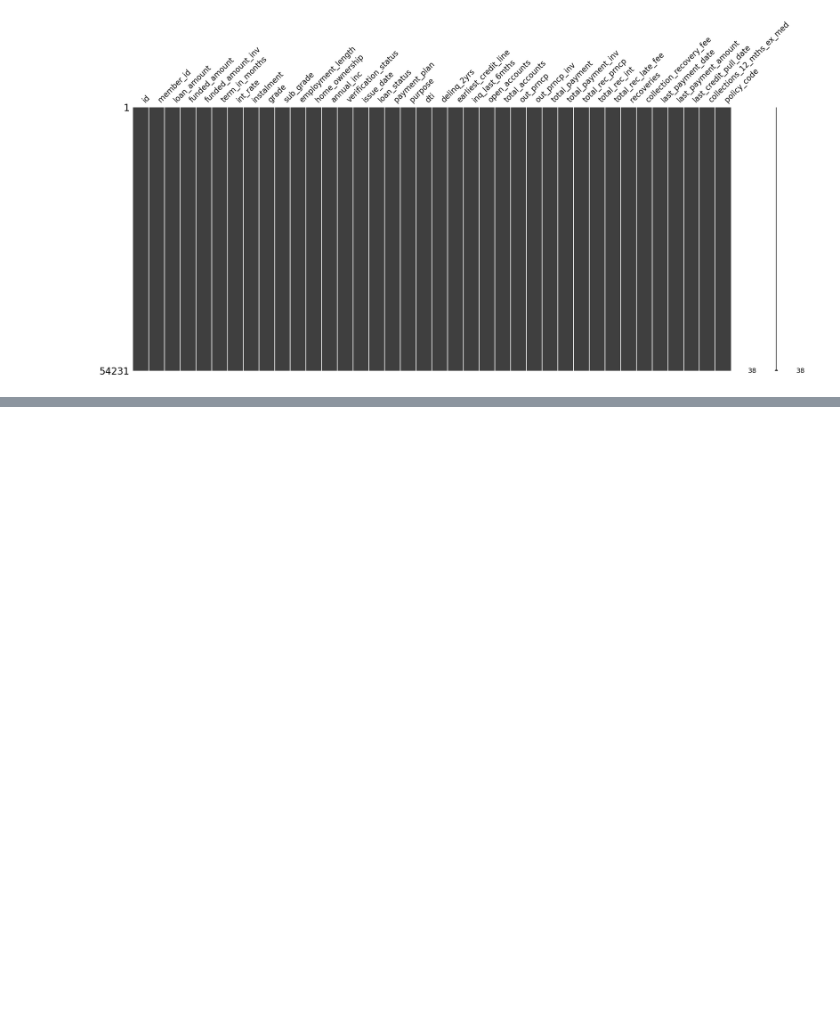
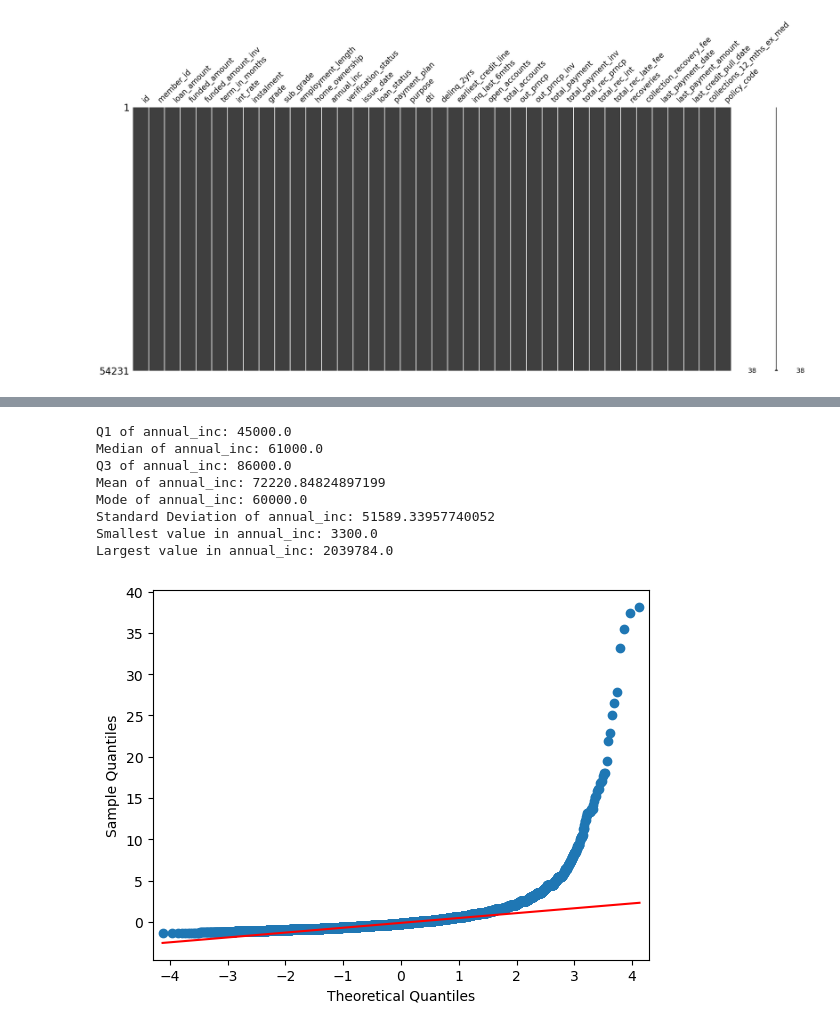
Before and after one commit to RyanCodeGit/exploratory-data-analysis---customer-loans-in-finance800, a Jupyter notebook: EDA.ipynb, the cells around one changed output, grey strips where cells are left out. Cells and saved outputs as stored; diff of their text form; code cells hidden in the pictures; blank space fills up the shorter version.

```diff
--- a/EDA.ipynb
+++ b/EDA.ipynb
@@ -471,0 +525,14 @@ dtype: float64
+# %%
+# Q-Q plot to analyse specific columns
+inspector.check_stats(df, "annual_inc")
+plot.plot_qq(df, "annual_inc")
+# %% [output]
+Q1 of annual_inc: 45000.0
+Median of annual_inc: 61000.0
+Q3 of annual_inc: 86000.0
+Mean of annual_inc: 72220.84824897199
+Mode of annual_inc: 60000.0
+Standard Deviation of annual_inc: 51589.33957740052
+Smallest value in annual_inc: 3300.0
+Largest value in annual_inc: 2039784.0
+[figure, added]
```
Also changed, not shown: parts of 20 cells of this notebook, 2 other files.
